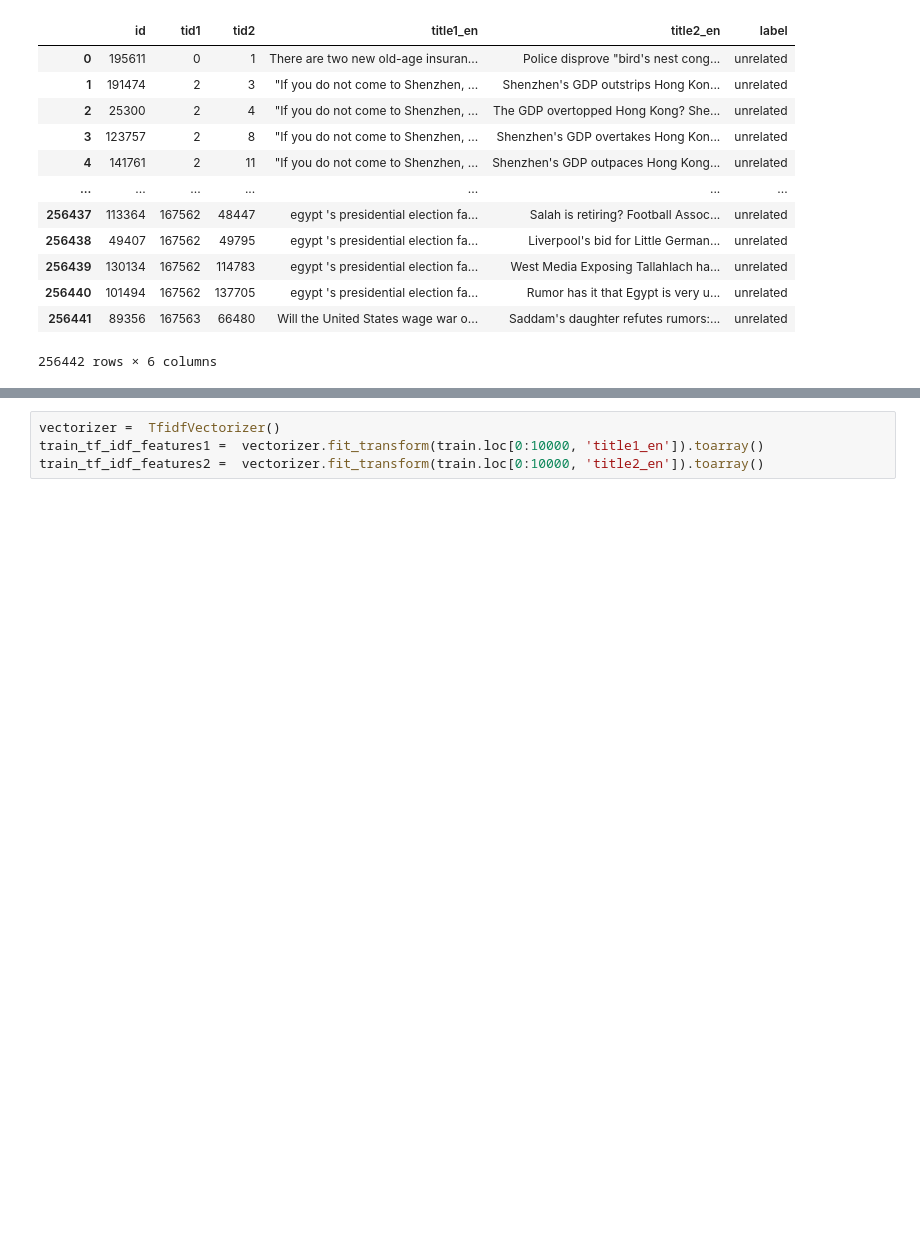
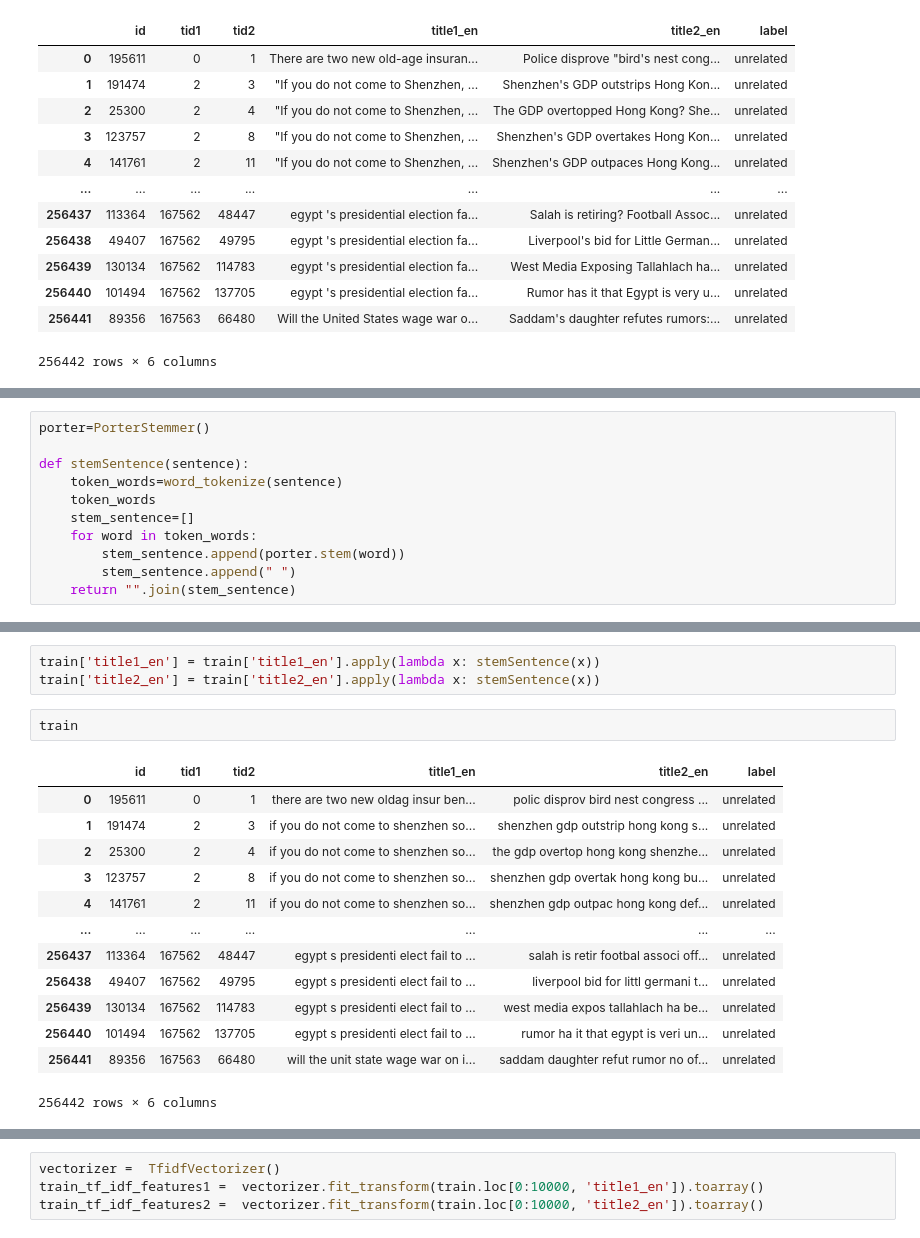
Before and after one commit to Kem975/CS579_Project2, a Jupyter notebook: main.ipynb, the cells around one changed output, grey strips where cells are left out. Saved outputs shown, nothing was run; the diff lists cells and outputs as text; blank space fills up the shorter version.

```diff
--- a/main.ipynb
+++ b/main.ipynb
@@ -54 +73,12 @@ def preprocess(sent):
+# %%
+porter=PorterStemmer()
+
+def stemSentence(sentence):
+    token_words=word_tokenize(sentence)
+    token_words
+    stem_sentence=[]
+    for word in token_words:
+        stem_sentence.append(porter.stem(word))
+        stem_sentence.append(" ")
+    return "".join(stem_sentence)
 # %%
@@ -72 +102,20 @@ train
 256442 rows × 6 columns
+# %%
+train['title1_en'] = train['title1_en'].apply(lambda x: stemSentence(x))
+train['title2_en'] = train['title2_en'].apply(lambda x: stemSentence(x))
+# %%
+train
+# %% [output]
+|  | id | tid1 | tid2 | title1_en | title2_en | label |
+| 0 | 195611 | 0 | 1 | there are two new oldag insur ben... | polic disprov bird nest congress ... | unrelated |
+| 1 | 191474 | 2 | 3 | if you do not come to shenzhen so... | shenzhen gdp outstrip hong kong s... | unrelated |
+| 2 | 25300 | 2 | 4 | if you do not come to shenzhen so... | the gdp overtop hong kong shenzhe... | unrelated |
+| 3 | 123757 | 2 | 8 | if you do not come to shenzhen so... | shenzhen gdp overtak hong kong bu... | unrelated |
+| 4 | 141761 | 2 | 11 | if you do not come to shenzhen so... | shenzhen gdp outpac hong kong def... | unrelated |
+| ... | ... | ... | ... | ... | ... | ... |
+| 256437 | 113364 | 167562 | 48447 | egypt s presidenti elect fail to ... | salah is retir footbal associ off... | unrelated |
+| 256438 | 49407 | 167562 | 49795 | egypt s presidenti elect fail to ... | liverpool bid for littl germani t... | unrelated |
+| 256439 | 130134 | 167562 | 114783 | egypt s presidenti elect fail to ... | west media expos tallahlach ha be... | unrelated |
+| 256440 | 101494 | 167562 | 137705 | egypt s presidenti elect fail to ... | rumor ha it that egypt is veri un... | unrelated |
+| 256441 | 89356 | 167563 | 66480 | will the unit state wage war on i... | saddam daughter refut rumor no of... | unrelated |
+256442 rows × 6 columns
```
Also changed, not shown: parts of 19 cells of this notebook.
